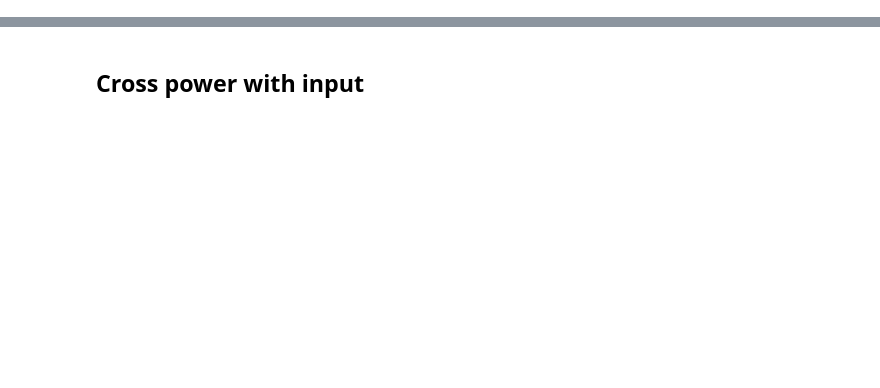
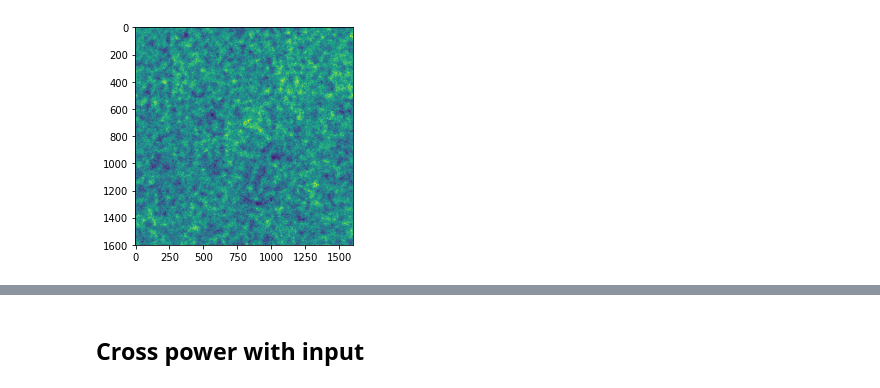
Before and after one commit to jeffmcm1977/CMBAnalysis_SummerSchool, a Jupyter notebook: CMB_School_Part_10.ipynb, the cells around one changed output, grey strips where cells are left out. Drawn from its saved outputs; the diff is of its cells as text; code cells hidden in the pictures; blank space fills up the shorter version.

```diff
--- a/CMB_School_Part_10.ipynb
+++ b/CMB_School_Part_10.ipynb
@@ -0,0 +48,88 @@
+# %%
+def lens_map(imap,kappa,modlmap,ly,lx,N,pix_size):
+    # First we convert lensing convergence to lensing potential
+    phi = kappa_to_phi(kappa,modlmap,return_fphi=True)
+    # Then we take its gradient to get the deflection field
+    grad_phi = gradient(phi,ly,lx)
+    # Then we calculate the displaced positions by shifting the physical positions by the deflections
+    pos = posmap(N,pix_size) + grad_phi
+    # We convert the displaced positions into fractional displaced pixel numbers
+    # because scipy doesn't know about physical distances
+    pix = sky2pix(pos, N,pix_size)
+    # We prepare an empty output lensed map array
+    omap = np.empty(imap.shape, dtype= imap.dtype)
+    # We then tell scipy to calculate the values of the input lensed map
+    # at the displaced fractional positions by interpolation and grid that onto the final lensed map
+    from scipy.ndimage import map_coordinates
+    map_coordinates(imap, pix, omap, order=5, mode='wrap')
+    return omap
+
+# This function needs to know about the Fourier coordinates of the map
+def get_ells(N,pix_size):
+    # This function returns Fourier wavenumbers for a Cartesian square grid
+    N=int(N)
+    ones = np.ones(N)
+    inds  = (np.arange(N)+.5 - N/2.) /(N-1.)
+    ell_scale_factor = 2. * np.pi
+    lx = np.outer(ones,inds) / (pix_size/60. * np.pi/180.) * ell_scale_factor
+    ly = np.transpose(lx)
+    modlmap = np.sqrt(lx**2. + ly**2.)
+    return ly,lx,modlmap
+
+# We need to convert kappa to phi
+def kappa_to_phi(kappa,modlmap,return_fphi=False):
+    return filter_map(kappa,kmask(2./modlmap/(modlmap+1.),modlmap,ellmin=2))
+
+# where we used a Fourier space masking function which will come in handy
+def kmask(filter2d,modlmap,ellmin=None,ellmax=None):
+    # Apply a minimum and maximum multipole mask to a filter
+    if ellmin is not None: filter2d[modlmap<ellmin] = 0
+    if ellmax is not None: filter2d[modlmap>ellmax] = 0
+    return filter2d
+
+# To do that we also need to know generally how to filter a map
+def filter_map(Map,filter2d):
+    FMap = np.fft.fftshift(np.fft.fft2(Map))
+    FMap_filtered = FMap * filter2d
+    Map_filtered = np.real(np.fft.ifft2(np.fft.ifftshift(FMap_filtered)))
+    return Map_filtered
+
+
+# We also need to calculate a gradient
+# We do this in Fourier space
+def gradient(imap,ly,lx):
+    # Filter the map by (i ly, i lx) to get gradient
+    return np.stack([filter_map(imap,ly*1j),filter_map(imap,lx*1j)])
+
+# We also needed the map of physical positions
+def posmap(N,pix_size):
+    pix    = np.mgrid[:N,:N]
+    return pix2sky(pix,N,pix_size)
+
+# For that we need to be able to convert pixel indices to sky positions
+def pix2sky(pix,N,pix_size):
+    py,px = pix
+    dec = np.deg2rad((py - N//2 - 0.5)*pix_size/60.)
+    ra = np.deg2rad((px - N//2 - 0.5)*pix_size/60.)
+    return np.stack([dec,ra])
+
+# Finally, for the lensing operation, we also needed to convert physical sky positions to pixel indices
+# which is just the inverse of the above
+def sky2pix(pos,N,pix_size):
+    dec,ra = np.rad2deg(pos)*60.
+    py = dec/pix_size + N//2 + 0.5
+    px = ra/pix_size + N//2 + 0.5
+    return np.stack([py,px])
+
+# We get the Fourier coordinates
+ly,lx,modlmap = get_ells(N,pix_size)
+
+# Now we can lens our input unlensed map
+lensed = lens_map(unlensed,kappa,modlmap,ly,lx,N,pix_size)
+
+plt.imshow(lensed)
+plt.show()
+plt.imshow(lensed-unlensed)
+plt.show()
+# %% [output]
+[figure, added]
```
Also changed, not shown: parts of 11 cells of this notebook, 1 other file.
